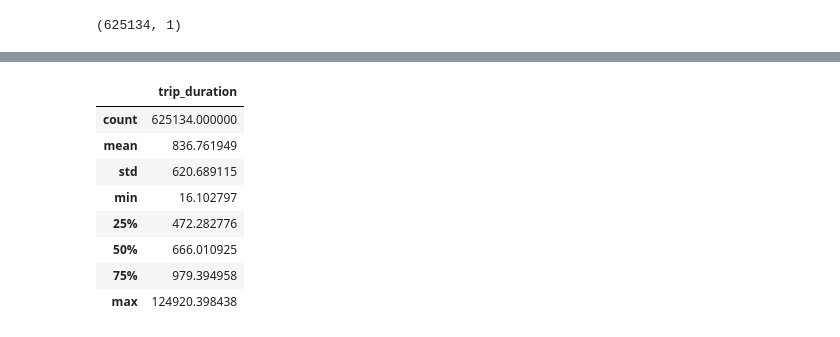
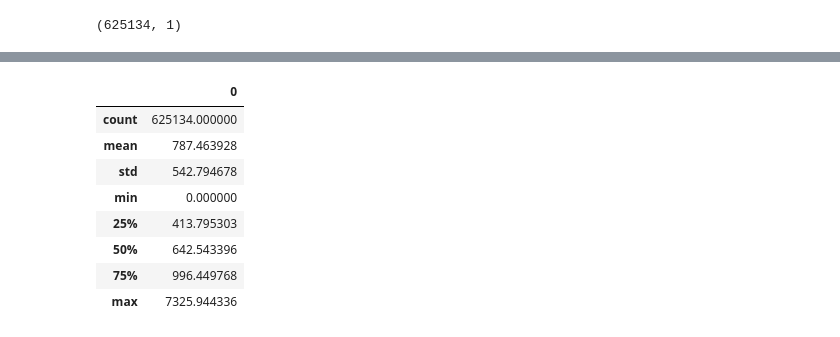
Before and after one commit to suryasumukh/nyc-taxi-trip-duration, a Jupyter notebook: notebooks/Simple-MLP.ipynb, the cells around one changed output, grey strips where cells are left out. Cells and saved outputs as stored; diff of their text form; code cells hidden in the pictures.

```diff
--- a/notebooks/Simple-MLP.ipynb
+++ b/notebooks/Simple-MLP.ipynb
@@ -96,9 +119,10 @@ def scheduler(epoch):
         return learning_rate * 0.05
 
 lr_scheduler = LearningRateScheduler(scheduler)
+
 results = model.fit(X_train, y_train,
-                    batch_size=1024,
-                    epochs=100, callbacks=[checkpoint],
+                    batch_size=256,
+                    epochs=50, callbacks=[checkpoint],
                     validation_split=0.2)
 # %% [output]
 Train on 933532 samples, validate on 233383 samples
@@ -159,3 +176,16 @@ test_ = test_features[[u'vendor_id',
+# %%
+test_features['bearing'] = test_features['bearing']/360.
+test_features['h_dist'] = np.log(test_features['h_dist'] + 1.0)
+test_features['cluster_dist'] = np.log(test_features['cluster_dist'] + 1.0)
+# %%
+for feature in categorical_features:
+    dummies = pd.get_dummies(test_features[feature], prefix=feature, drop_first=False)
+    test_features = pd.concat([test_features, dummies], axis=1)
+# %%
+fields_to_drop_test = fields_to_drop
+fields_to_drop_test.remove(u'dropoff_datetime')
+fields_to_drop_test.remove(u'trip_duration')
+test_ = test_features.drop(fields_to_drop_test, axis=1)
 # %%
 pred = model.predict(test_.as_matrix())
 print pred.shape
@@ -177,14 +201,15 @@ p = pd.read_csv('predictions.txt')
 # %%
+p = pd.DataFrame(pred)
 p.describe()
 # %% [output]
-|  | trip_duration |
+|  | 0 |
 | count | 625134.000000 |
-| mean | 836.761949 |
-| std | 620.689115 |
-| min | 16.102797 |
-| 25% | 472.282776 |
-| 50% | 666.010925 |
-| 75% | 979.394958 |
-| max | 124920.398438 |
+| mean | 787.463928 |
+| std | 542.794678 |
+| min | 0.000000 |
+| 25% | 413.795303 |
+| 50% | 642.543396 |
+| 75% | 996.449768 |
+| max | 7325.944336 |
 # %%
 z = pd.DataFrame(y_train)
```
Also changed, not shown: parts of 21 cells of this notebook, 3 other files.
